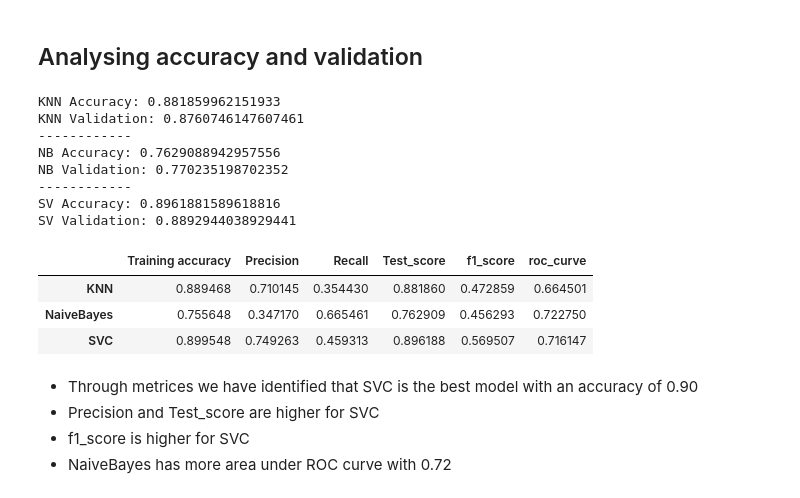
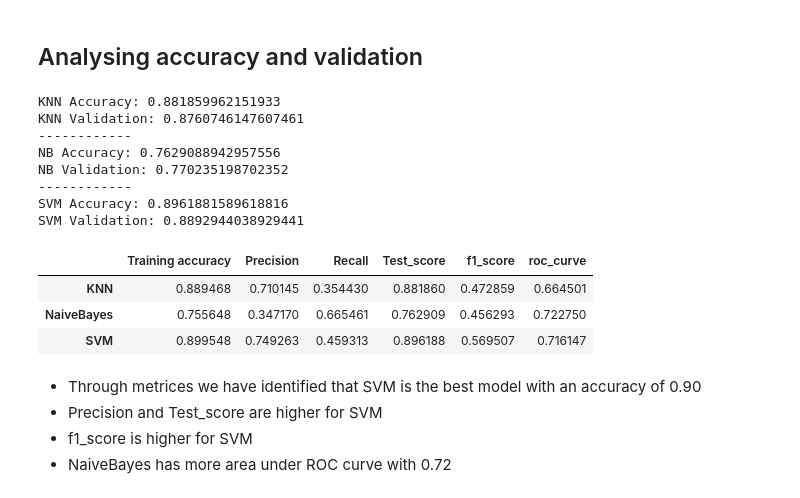
Before and after one commit to sonila15/Online_Shopping_Intention_Model, a Jupyter notebook: Virmar/osim.ipynb, the cells around one changed output. Drawn from its saved outputs; the diff is of its cells as text; code cells hidden in the pictures.

Commit message:
Online_Shopping_Intention_Model

```diff
--- a/Virmar/osim.ipynb
+++ b/Virmar/osim.ipynb
@@ -228,14 +228,14 @@ print (f' SVC Validation = {svValidation}')
 # %%
 #Vector Machine
-sv = SVC()
-sv.fit(x_train, y_train)
-y_pred_sv = sv.predict(x_test)
-sv_train = sv.score(x_train,y_train)
+svm = SVC()
+svm.fit(x_train, y_train)
+y_pred_svm = svm.predict(x_test)
 
 # Cross Validation Score
-sv_test = accuracy_score(y_test,y_pred_sv)
-sv_precision = metrics.precision_score(y_test,y_pred_sv)
-sv_recall = metrics.recall_score(y_test,y_pred_sv)
-sv_f1 = metrics.f1_score(y_test,y_pred_sv)
-sv_roc = metrics.roc_auc_score(y_test,y_pred_sv)
+svm_train = svm.score(x_train,y_train)
+svm_test = accuracy_score(y_test,y_pred_svm)
+svm_precision = metrics.precision_score(y_test,y_pred_svm)
+svm_recall = metrics.recall_score(y_test,y_pred_svm)
+svm_f1 = metrics.f1_score(y_test,y_pred_svm)
+svm_roc = metrics.roc_auc_score(y_test,y_pred_svm)
 # %%
@@ -261,8 +261,8 @@ print("NB Accuracy: " + str(nbScore))
 print("NB Validation: " + str(nbValidation))
 
 print("------------")
-print("SV Accuracy: " + str(svScore))
-print("SV Validation: " + str(svValidation))
+print("SVM Accuracy: " + str(svmScore))
+print("SVM Validation: " + str(svmValidation))
 # %% [output]
 KNN Accuracy: 0.881859962151933
 KNN Validation: 0.8760746147607461
@@ -270,26 +270,26 @@ KNN Validation: 0.8760746147607461
 NB Accuracy: 0.7629088942957556
 NB Validation: 0.770235198702352
 ------------
-SV Accuracy: 0.8961881589618816
-SV Validation: 0.8892944038929441
+SVM Accuracy: 0.8961881589618816
+SVM Validation: 0.8892944038929441
 # %%
-analysis = {'Training accuracy':[knn_train, nb_train, sv_train],
-           'Precision':[knn_precision, nb_precision, sv_precision],
-           'Recall':[knn_recall, nb_recall, sv_recall],
-           'Test_score':[knn_test, nb_test, sv_test],
-            'f1_score':[knn_f1,nb_f1,sv_f1],
-            'roc_curve':[knn_roc,nb_roc,sv_roc]
+analysis = {'Training accuracy':[knn_train, nb_train, svm_train],
+           'Precision':[knn_precision, nb_precision, svm_precision],
+           'Recall':[knn_recall, nb_recall, svm_recall],
+           'Test_score':[knn_test, nb_test, svm_test],
+            'f1_score':[knn_f1,nb_f1,svm_f1],
+            'roc_curve':[knn_roc,nb_roc,svm_roc]
            }
 # %%
-analysis_df = pd.DataFrame(analysis, index = ['KNN','NaiveBayes','SVC'])
+analysis_df = pd.DataFrame(analysis, index = ['KNN','NaiveBayes','SVM'])
 analysis_df
 # %% [output]
 |  | Training accuracy | Precision | Recall | Test_score | f1_score | roc_curve |
 | KNN | 0.889468 | 0.710145 | 0.354430 | 0.881860 | 0.472859 | 0.664501 |
 | NaiveBayes | 0.755648 | 0.347170 | 0.665461 | 0.762909 | 0.456293 | 0.722750 |
-| SVC | 0.899548 | 0.749263 | 0.459313 | 0.896188 | 0.569507 | 0.716147 |
+| SVM | 0.899548 | 0.749263 | 0.459313 | 0.896188 | 0.569507 | 0.716147 |
 # %% [markdown]
-  - Through metrices we have identified that SVC is the best model with an accuracy of 0.90
-  - Precision and Test_score are higher for SVC
-  - f1_score is higher for SVC
+  - Through metrices we have identified that SVM is the best model with an accuracy of 0.90
+  - Precision and Test_score are higher for SVM
+  - f1_score is higher for SVM
   - NaiveBayes has more area under ROC curve with 0.72
```
Also changed, not shown: parts of 3 cells of this notebook.
